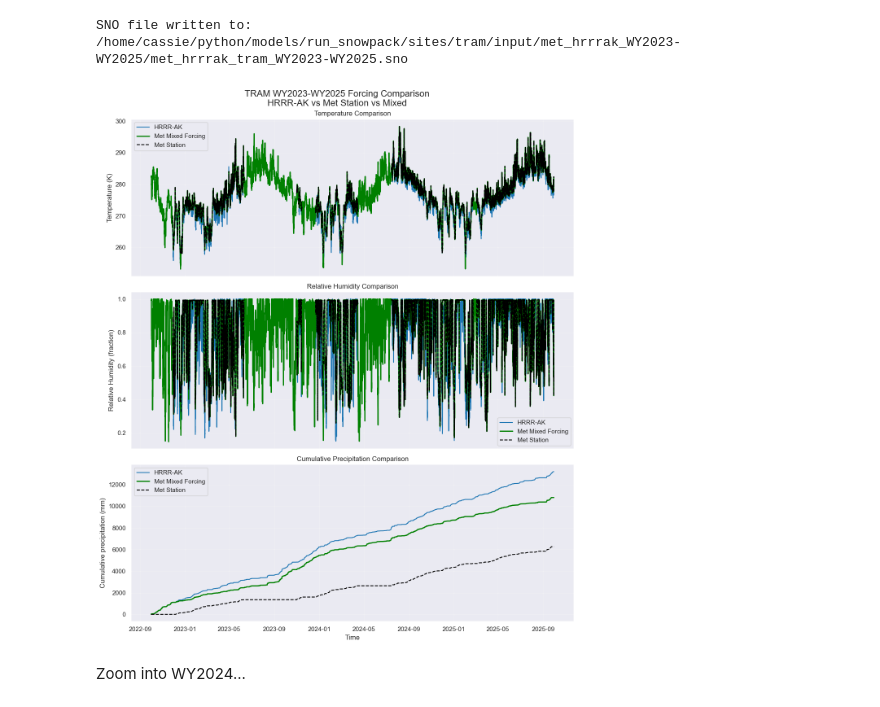
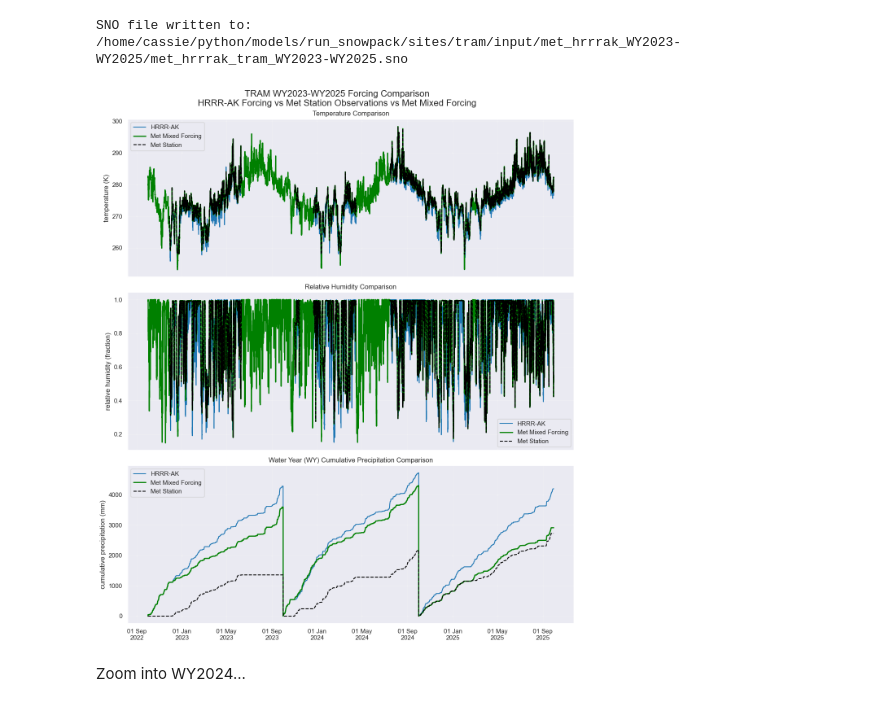
Before and after one commit to cassielumbrazo/snow_model_forcing, a Jupyter notebook: sites/tram/2_create_snowpack_smet_forcing_met_hrrrak_tram_WY2023-WY2025.ipynb, the cells around one changed output. Saved outputs shown, nothing was run; the diff lists cells and outputs as text; code cells hidden in the pictures.

Commit message:
fixed forcing files with precip to match the tram and forcing figures updated

```diff
--- a/sites/tram/2_create_snowpack_smet_forcing_met_hrrrak_tram_WY2023-WY2025.ipynb
+++ b/sites/tram/2_create_snowpack_smet_forcing_met_hrrrak_tram_WY2023-WY2025.ipynb
@@ -740,6 +740,9 @@ print(f"\nSNO file written to:\n{OUTFILE_SNO}")
 SNO file written to:
 /home/cassie/python/models/run_snowpack/sites/tram/input/met_hrrrak_WY2023-WY2025/met_hrrrak_tram_WY2023-WY2025.sno
 # %%
+import matplotlib.dates as mdates
+from matplotlib.ticker import FuncFormatter
+
 # ============================================================
 # MULTI-VARIABLE COMPARISON PLOT
 # ============================================================
@@ -780,7 +783,7 @@ ax.plot(
 
 )
 
-ax.set_ylabel("Temperature (K)")
+ax.set_ylabel("temperature (K)")
 ax.set_title("Temperature Comparison")
 
 ax.grid(alpha=0.3)
@@ -814,7 +817,7 @@ ax.plot(
     linestyle="--",
 )
 
-ax.set_ylabel("Relative Humidity (fraction)")
+ax.set_ylabel("relative humidity (fraction)")
 ax.set_title("Relative Humidity Comparison")
 
 ax.grid(alpha=0.3)
@@ -826,63 +829,70 @@ ax.legend()
 
 ax = axes[2]
 
-# Plot cumulative precipitation
-# Skip NaNs before cumsum to avoid propagation
+def wateryear_cumsum(da, wy_start_month=10):
+    """
+    Cumulative sum that resets at the start of each water year.
+    Water year starts on Oct 1 by default.
+    """
+    s = da.fillna(0).to_series()
+
+    # Water year label: Oct-Dec belong to next calendar year
+    wy = s.index.year + (s.index.month >= wy_start_month)
+
+    return s.groupby(wy).cumsum()
+
 
 ax.plot(
-    ds_hrrrak["precip_accum_1hr"]
-    .fillna(0)
-    .to_series()
-    .cumsum(),
+    wateryear_cumsum(ds_hrrrak["precip_accum_1hr"]),
     label="HRRR-AK",
     color="tab:blue"
 )
 
-# plot all cumulative precip together
 ax.plot(
-    ds_filled["PSUM"]
-    .fillna(0)
-    .to_series()
-    .cumsum(),
+    wateryear_cumsum(ds_filled["PSUM"]),
     label="Met Mixed Forcing",
     color="green",
     linewidth=2,
 )
 
 ax.plot(
-    ds_met["precip_accum_1hr"]
-    .fillna(0)
-    .to_series()
-    .cumsum(),
+    wateryear_cumsum(ds_met["precip_accum_1hr"]),
     label="Met Station",
     color="black",
     linestyle="--",
 )
 
-
-ax.set_ylabel("Cumulative precipitation (mm)")
-ax.set_title("Cumulative Precipitation Comparison")
+ax.set_ylabel("cumulative precipitation (mm)")
+ax.set_title("Water Year (WY) Cumulative Precipitation Comparison")
 
 ax.grid(alpha=0.3)
 ax.legend()
 
 # ============================================================
 # COMMON X-AXIS
 # ============================================================
 
-axes[-1].set_xlabel("Time")
+def custom_date_formatter(x, pos):
+    dt = mdates.num2date(x)
+    return dt.strftime("%d %b\n%Y")
+
+axes[-1].xaxis.set_major_formatter(
+    FuncFormatter(custom_date_formatter)
+)
+
+axes[-1].set_xlabel("")
 
 plt.suptitle(
     "TRAM WY2023-WY2025 Forcing Comparison\n"
-    "HRRR-AK vs Met Station vs Mixed",
+    "HRRR-AK Forcing vs Met Station Observations vs Met Mixed Forcing",
     fontsize=16
 )
 
 plt.tight_layout()
 
 plt.show()
 # %% [output]
-[figure, old version]
+[figure, new version]
 # %% [markdown]
 Zoom into WY2024...
 # %%
```
Also changed, not shown: parts of 2 cells of this notebook, 3 other files.
